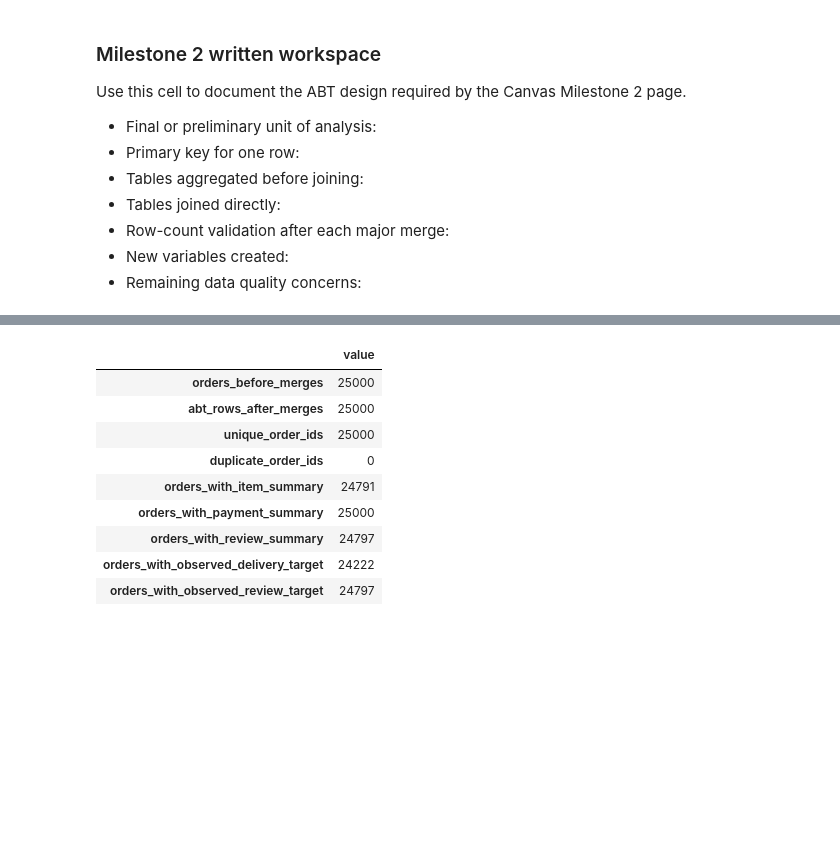
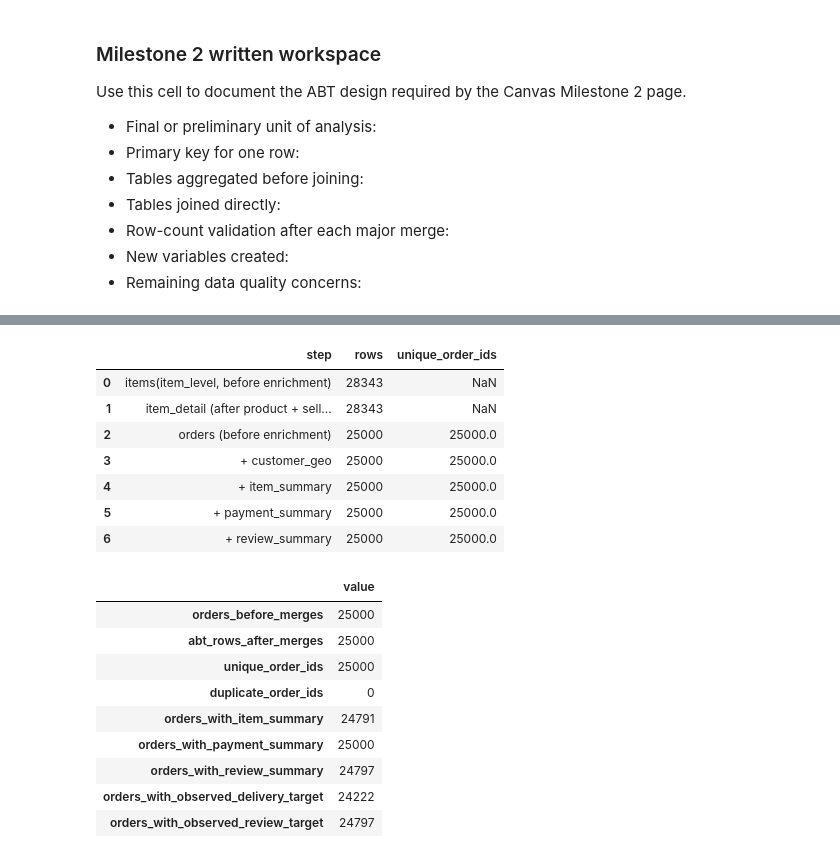
Before and after one commit to glendadavisjohnson/BAN6003_001_Project_Option2_Module1, a Jupyter notebook: notebooks/olist_project_starter.ipynb, the cells around one changed output, grey strips where cells are left out. Saved outputs shown, nothing was run; the diff lists cells and outputs as text; code cells hidden in the pictures; blank space fills up the shorter version.

```diff
--- a/notebooks/olist_project_starter.ipynb
+++ b/notebooks/olist_project_starter.ipynb
@@ -601,3 +672,15 @@ abt.loc[review_outcome_observed, "high_review_score"] = (
+# %%
+join_row_counts = pd.DataFrame(row_count_before_after, columns=["step", "rows", "unique_order_ids"])
+display(join_row_counts)
+# %% [output]
+|  | step | rows | unique_order_ids |
+| 0 | items(item_level, before enrichment) | 28343 | NaN |
+| 1 | item_detail (after product + sell... | 28343 | NaN |
+| 2 | orders (before enrichment) | 25000 | 25000.0 |
+| 3 | + customer_geo | 25000 | 25000.0 |
+| 4 | + item_summary | 25000 | 25000.0 |
+| 5 | + payment_summary | 25000 | 25000.0 |
+| 6 | + review_summary | 25000 | 25000.0 |
 # %%
 abt_validation = pd.Series({
     "orders_before_merges": len(orders),
```
Also changed, not shown: parts of 9 cells of this notebook.
